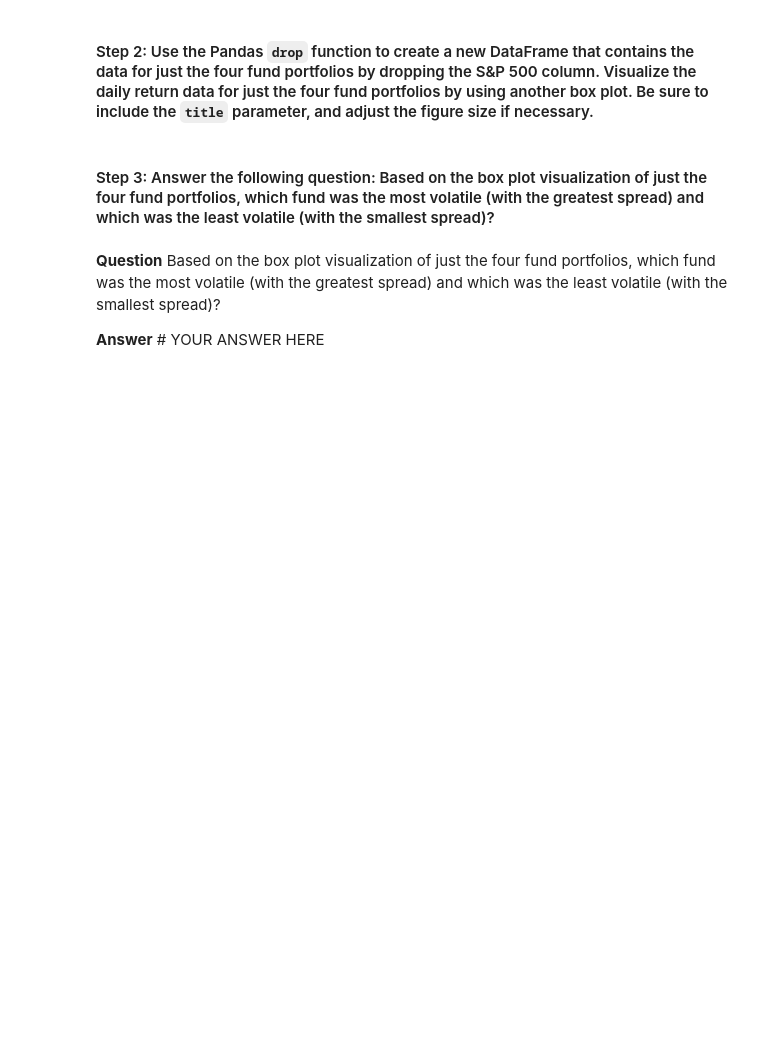
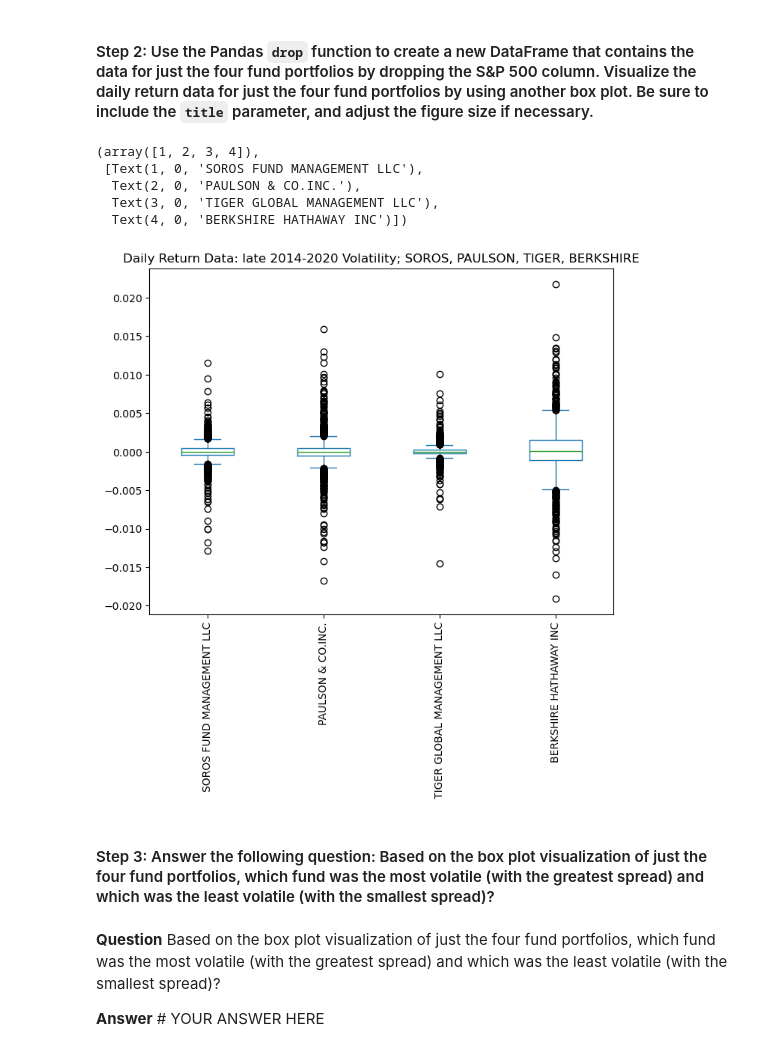
Before and after one commit to djohnst914/Risk_Analysis_Investment_Opportunities, a Jupyter notebook: risk_return_analysis.ipynb, the cells around one changed output. Drawn from its saved outputs; the diff is of its cells as text; code cells hidden in the pictures; blank space fills up the shorter version.

```diff
--- a/risk_return_analysis.ipynb
+++ b/risk_return_analysis.ipynb
@@ -229,10 +239,19 @@ Analyze the volatility of each of the four fund portfolios and of the S&P 500 In
 # %% [markdown]
 #### Step 2: Use the Pandas `drop` function to create a new DataFrame that contains the data for just the four fund portfolios by dropping the S&P 500 column. Visualize the daily return data for just the four fund portfolios by using another box plot. Be sure to include the `title` parameter, and adjust the figure size if necessary.
 # %%
-# Create a new DataFrame containing only the 4 fund portfolios by dropping the S&P 500 column from the DataFrame
-# Create box plots to reflect the return data for only the 4 fund portfolios
-# Include a title parameter and adjust the figure size
-# YOUR CODE HERE
+# Create new DataFrame containing only 4 fund portfolios by dropping S&P 500 column from DataFrame
+# Create box plots to reflect return data for 4 fund portfolios
+# Include title parameter and adjust figure size
+four_fund_portofolios_df = whale_navs_daily_returns_df.drop(columns="S&P 500")
+four_fund_portofolios_df.plot(kind="box", figsize=(8,6), title="Daily Return Data: late 2014-2020 Volatility; SOROS, PAULSON, TIGER, BERKSHIRE")
+plt.xticks(rotation="vertical")
+# %% [output]
+(array([1, 2, 3, 4]),
+ [Text(1, 0, 'SOROS FUND MANAGEMENT LLC'),
+  Text(2, 0, 'PAULSON & CO.INC.'),
+  Text(3, 0, 'TIGER GLOBAL MANAGEMENT LLC'),
+  Text(4, 0, 'BERKSHIRE HATHAWAY INC')])
+[figure, added]
 # %% [markdown]
 #### Step 3: Answer the following question: Based on the box plot visualization of just the four fund portfolios, which fund was the most volatile (with the greatest spread) and which was the least volatile (with the smallest spread)?
 # %% [markdown]
```
Also changed, not shown: parts of 4 cells of this notebook.
